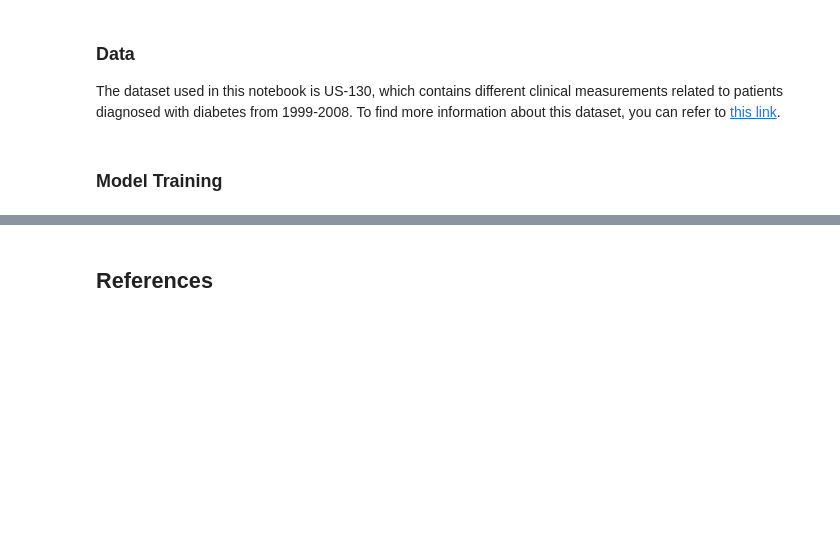
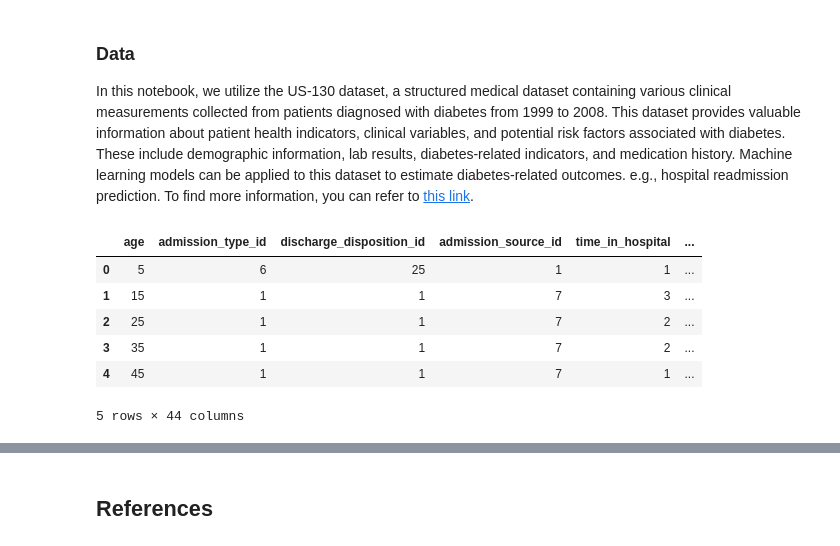
Before and after one commit to VectorInstitute/interpretability, a Jupyter notebook: reference_implementations/Intepretable-models/Tabular/TabNet/TabNet.ipynb, the cells around one changed output, grey strips where cells are left out. Saved outputs shown, nothing was run; the diff lists cells and outputs as text; code cells hidden in the pictures; blank space fills up the shorter version.

```diff
--- a/reference_implementations/Intepretable-models/Tabular/TabNet/TabNet.ipynb
+++ b/reference_implementations/Intepretable-models/Tabular/TabNet/TabNet.ipynb
@@ -41,6 +38,6 @@ import xgboost as xgb
 # %% [markdown]
 ### Data
-The dataset used in this notebook is US-130, which contains different  clinical measurements related to patients diagnosed with diabetes from 1999-2008. To find more information about this dataset, you can refer to [this link](https://archive.ics.uci.edu/dataset/296/diabetes+130-us+hospitals+for+years+1999-2008).
+In this notebook, we utilize the US-130 dataset, a structured medical dataset containing various clinical measurements collected from patients diagnosed with diabetes from 1999 to 2008. This dataset provides valuable information about patient health indicators, clinical variables, and potential risk factors associated with diabetes. These include demographic information, lab results, diabetes-related indicators, and medication history. Machine learning models can be applied to this dataset to estimate diabetes-related outcomes. e.g., hospital readmission prediction. To find more information, you can refer to [this link](https://archive.ics.uci.edu/dataset/296/diabetes+130-us+hospitals+for+years+1999-2008).
 # %%
 # preprocessing function
 def process_us_130_csv(df: pd.DataFrame) -> pd.DataFrame:
@@ -83,13 +82,14 @@ def process_us_130_csv(df: pd.DataFrame) -> pd.DataFrame:
 # %%
 # data loading and preparation
 data = pd.read_csv("diabetic_data.csv")
 df = process_us_130_csv(data)
 df.index=range(df.shape[0])
-X , y = df.drop("readmitted_binarized",axis=1) , df["readmitted_binarized"]
-
-k = 5
-indices = np.arange(len(X))
-np.random.shuffle(indices)
-folds = np.array_split(indices, k)
+df.head() # printing the first five rows of the dataset
+# %% [output]
+|  | age | admission_type_id | discharge_disposition_id | admission_source_id | time_in_hospital | ... |
+| 0 | 5 | 6 | 25 | 1 | 1 | ... |
+| 1 | 15 | 1 | 1 | 7 | 3 | ... |
+| 2 | 25 | 1 | 1 | 7 | 2 | ... |
+| 3 | 35 | 1 | 1 | 7 | 2 | ... |
+| 4 | 45 | 1 | 1 | 7 | 1 | ... |
+5 rows × 44 columns
-# %% [markdown]
-### Model Training
```
Also changed, not shown: parts of 30 cells of this notebook.
